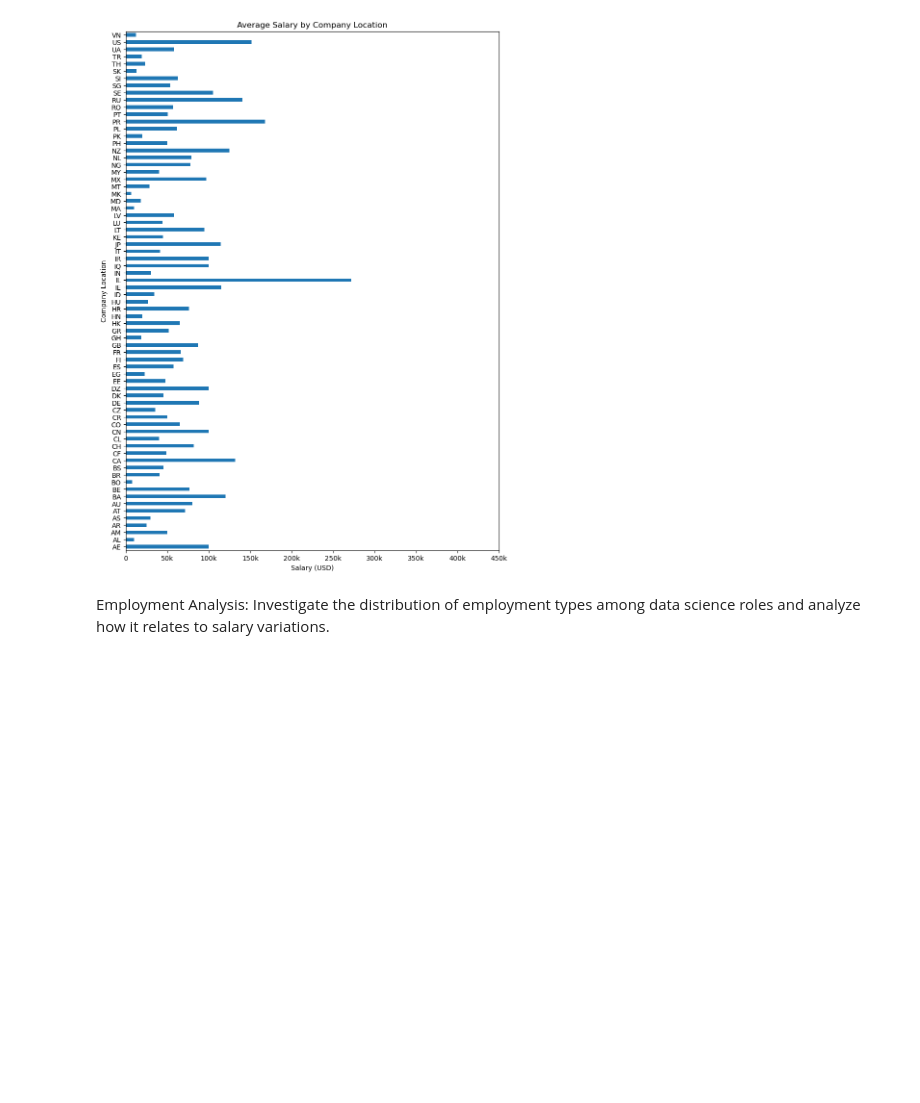
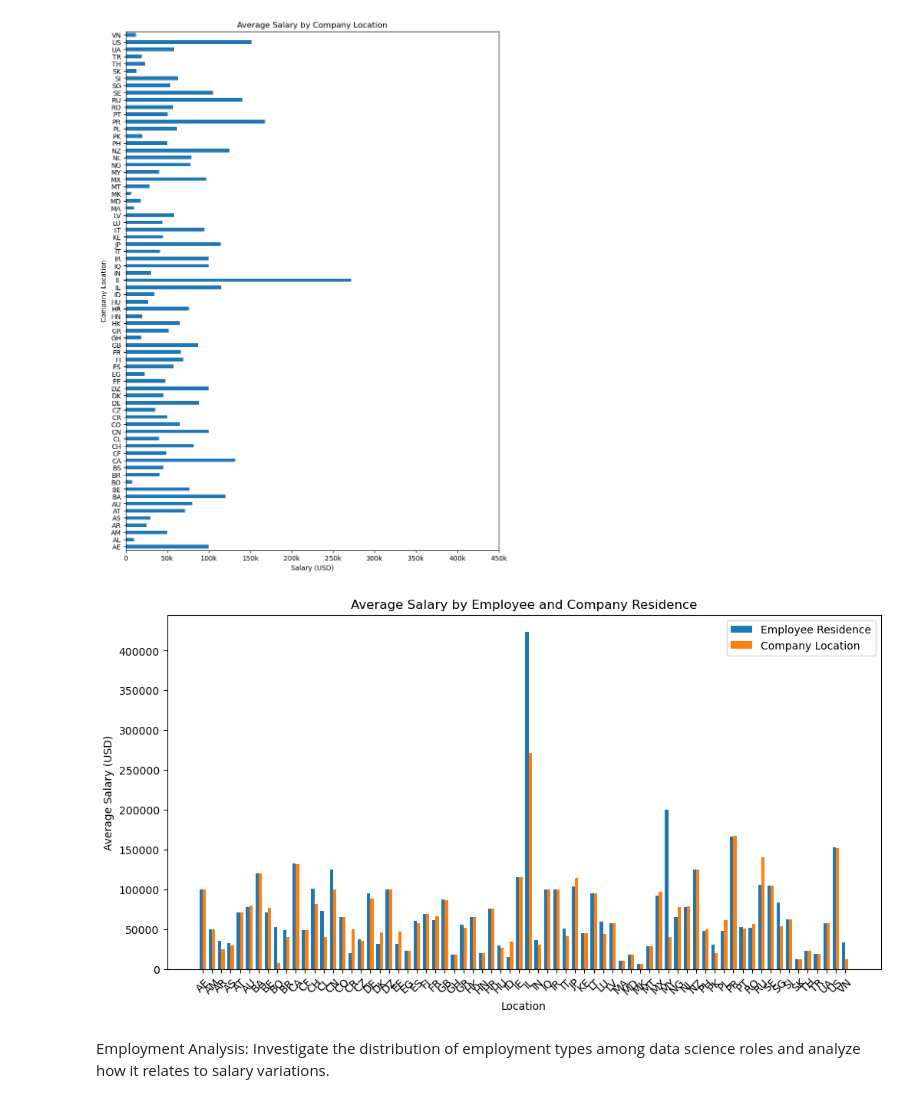
Before and after one commit to georgemcculloch/Data-Science-Salary-Analysis, a Jupyter notebook: data salaries.ipynb, the cells around one changed output. Saved outputs shown, nothing was run; the diff lists cells and outputs as text; code cells hidden in the pictures; blank space fills up the shorter version.

```diff
--- a/data salaries.ipynb
+++ b/data salaries.ipynb
@@ -197,6 +197,29 @@ plt.show()
 # %% [output]
 [figure]
 [figure]
+# %%
+employee_locations = df['employee_residence'].unique()
+company_locations = df['company_location'].unique()
+
+common_locations = np.intersect1d(employee_locations, company_locations)
+
+avg_salary_by_employee_location = df[df['employee_residence'].isin(common_locations)].groupby('employee_residence')['salary_in_usd'].mean()
+avg_salary_by_company_location = df[df['company_location'].isin(common_locations)].groupby('company_location')['salary_in_usd'].mean()
+
+bar_width = 0.35
+x = np.arange(len(common_locations))
+
+plt.figure(figsize=(12, 6))
+plt.bar(x - bar_width/2, avg_salary_by_employee_location, bar_width, label='Employee Residence')
+plt.bar(x + bar_width/2, avg_salary_by_company_location, bar_width, label='Company Location')
+plt.xlabel('Location')
+plt.ylabel('Average Salary (USD)')
+plt.title('Average Salary by Employee and Company Residence')
+plt.xticks(x, common_locations, rotation=45)
+plt.legend()
+plt.show()
+# %% [output]
+[figure, added]
 # %% [markdown]
 Employment Analysis: Investigate the distribution of employment types among data science roles and analyze how it relates to salary variations.
 # %%
```
